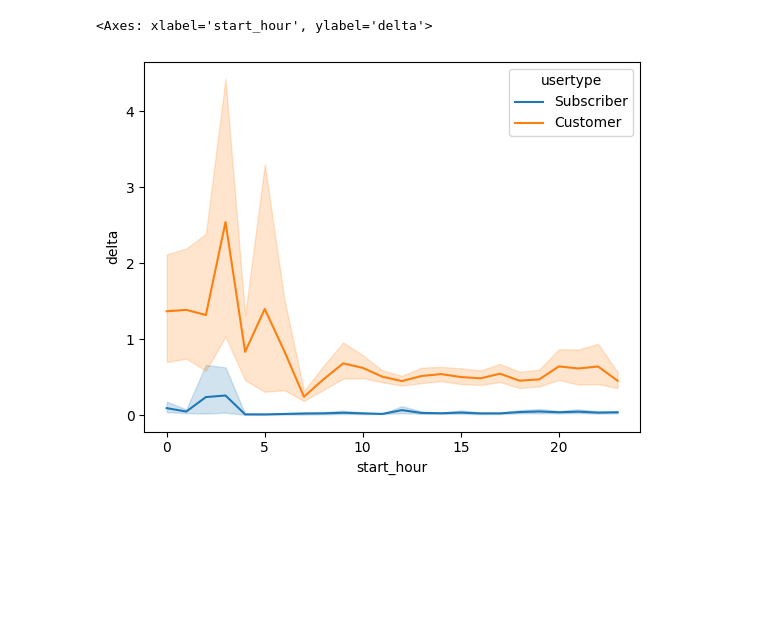
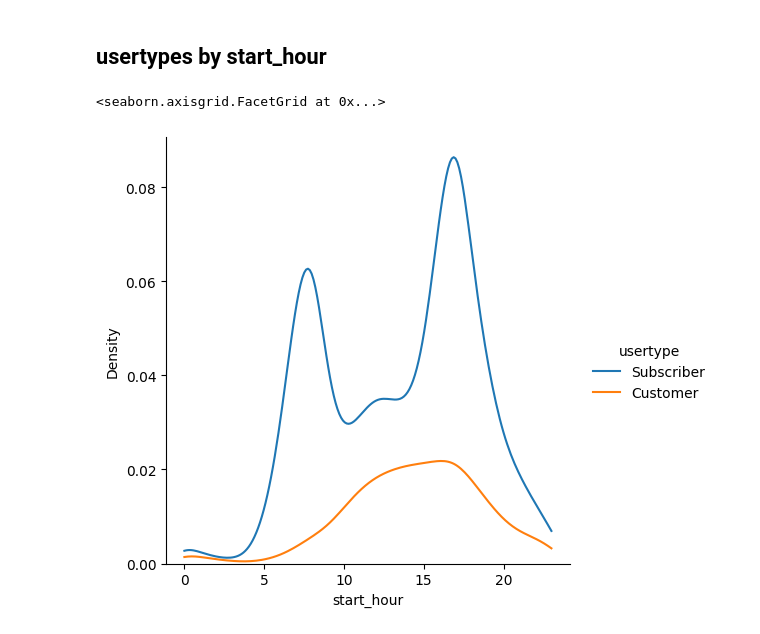
Before and after one commit to Minlos/bike_rides, a Jupyter notebook: cycle_hours.ipynb, the cells around one changed output. Saved outputs shown, nothing was run; the diff lists cells and outputs as text; code cells hidden in the pictures; blank space fills up the shorter version.

```diff
--- a/cycle_hours.ipynb
+++ b/cycle_hours.ipynb
@@ -34,9 +48,18 @@ df2 =  df2.rename({'01 - Rental Details Local Start Time': 'start_time',
+# %%
+df1 = df1.with_columns(
+    pl.when(pl.col("member_casual") =="member")\
+    .then(pl.lit("Subscriber"))\
+    .when(pl.col("member_casual")=="casual")\
+    .then(pl.lit("Customer"))\
+    .alias("usertype"))
 # %%
-cols = ['start_time', 'end_time', 'usertype']
+cols = ['start_time', 'end_time', 'usertype', 'from_station_id',
+        'from_station_name', 'to_station_id', 'to_station_name']
 # %%
 data = pl.concat([df2[cols],
                   df3[cols],
-                  df4[cols]])
+                  df4[cols],
+                  df1[cols]])
 # %%
 time_cols = ['start_time', 'end_time']
 
@@ -50,8 +73,14 @@ data = data.with_columns(
 data = data.with_columns(pl.col('start_time').dt.hour().alias("start_hour"))
 # %%
 data = data.with_columns(delta = (pl.col('end_time') - pl.col('start_time')).dt.hours())
+# %%
+data = data.with_columns(pl.col('start_time').dt.weekday().alias("weekday"))
+# %% [markdown]
+## usertypes by start_hour
 # %%
-sns.lineplot(data=data.to_pandas(), x='start_hour', y='delta', hue='usertype')
+sns.displot(x= 'start_hour',
+            data=data.to_pandas(),  hue='usertype', kind="kde",
+           bw_adjust=3, cut=0)
 # %% [output]
-<Axes: xlabel='start_hour', ylabel='delta'>
+<seaborn.axisgrid.FacetGrid at 0x...>
-[figure, old version]
+[figure, new version]
```
Also changed, not shown: parts of 34 cells of this notebook.
